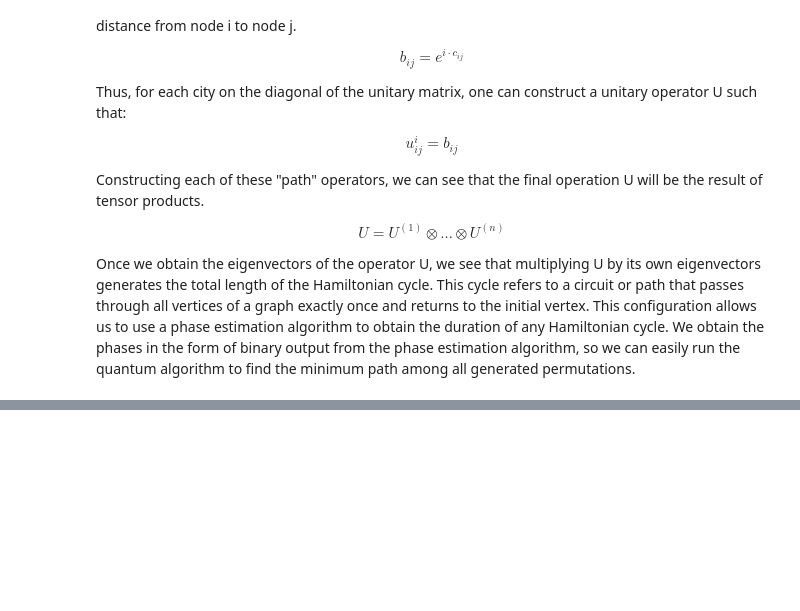
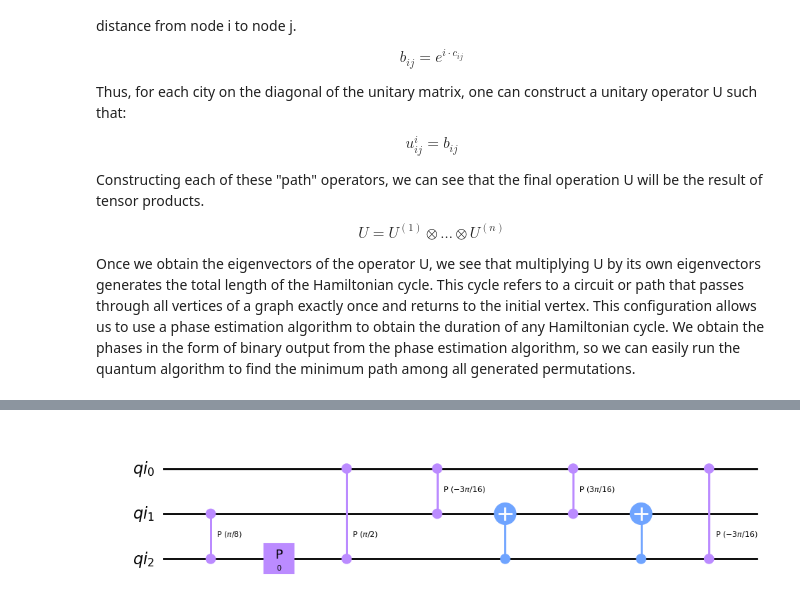
Before and after one commit to matheus-1618/Quantum-TSP, a Jupyter notebook: QuantumProject.ipynb, the cells around one changed output, grey strips where cells are left out. Cells and saved outputs as stored; diff of their text form; code cells hidden in the pictures; blank space fills up the shorter version.

```diff
--- a/QuantumProject.ipynb
+++ b/QuantumProject.ipynb
@@ -173,0 +427,24 @@ service = QiskitRuntimeService(channel="ibm_quantum")
+# %%
+#Reverting the circuit
+ai = 0
+bi = pi/2
+ci = pi/8
+di = pi/4
+
+qi = QuantumRegister(3, 'qi')
+qci = QuantumCircuit(qi)
+
+
+qci.cp(ci - ai, qi[2], qi[1])
+qci.p(ai, qi[2])
+qci.cp(bi - ai, qi[2], qi[0])
+
+qci.cp((di - ci + ai - bi)/2, qi[1], qi[0])
+qci.cx(qi[2], qi[1])
+qci.cp(-(di - ci + ai - bi)/2, qi[1], qi[0])
+qci.cx(qi[2], qi[1])
+qci.cp((di - ci + ai - bi)/2, qi[2], qi[0])
+
+qci.draw()
+# %% [output]
+[figure, added]
```
Also changed, not shown: parts of 22 cells of this notebook.
